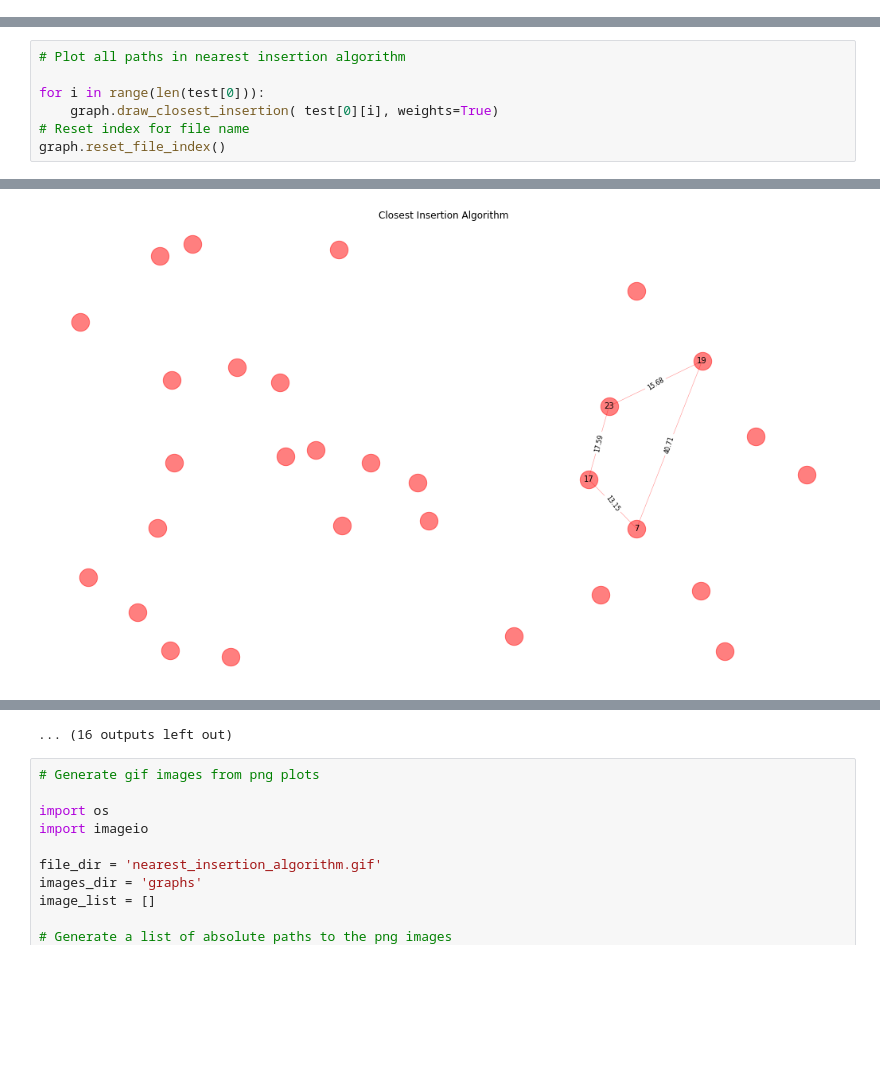
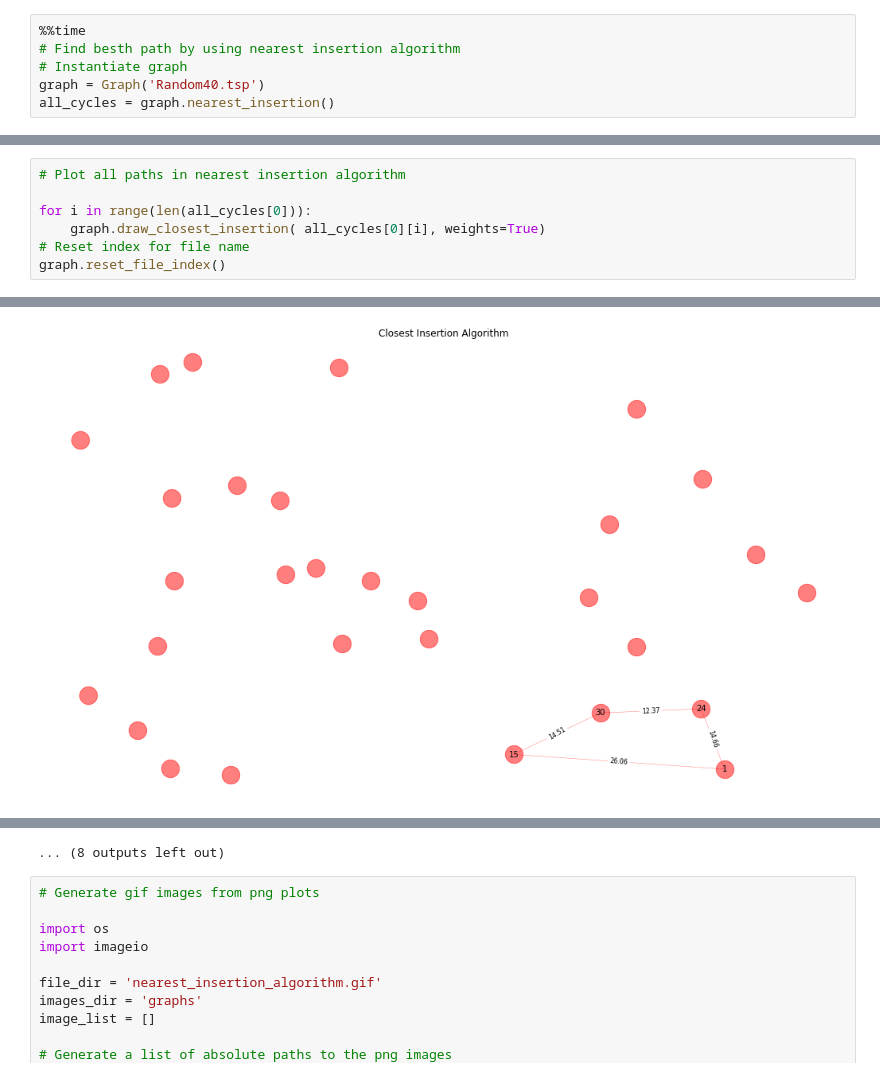
Before and after one commit to DSNortsev/Education, a Jupyter notebook: CSE545-Artificial_Intelligence/Project3/project3.ipynb, the cells around one changed output, grey strips where cells are left out. Drawn from its saved outputs; the diff is of its cells as text; blank space fills up the shorter version.

```diff
--- a/CSE545-Artificial_Intelligence/Project3/project3.ipynb
+++ b/CSE545-Artificial_Intelligence/Project3/project3.ipynb
@@ -228,0 +203,6 @@ Final tour: [[23, 17, 19, 23], [23, 17, 7, 19, 23], [23, 17, 30, 7, 19, 23], [23
+# %%
+%%time
+# Find besth path by using nearest insertion algorithm
+# Instantiate graph
+graph = Graph('Random40.tsp')
+all_cycles = graph.nearest_insertion()
@@ -243,8 +224,8 @@ plt.show()
 # %%
 # Plot all paths in nearest insertion algorithm
 
-for i in range(len(test[0])):
-    graph.draw_closest_insertion( test[0][i], weights=True)
+for i in range(len(all_cycles[0])):
+    graph.draw_closest_insertion( all_cycles[0][i], weights=True)
 # Reset index for file name
 graph.reset_file_index()
 # %% [output]
@@ -252 +233 @@ graph.reset_file_index()
-[figure, old version]
+[figure, new version]
@@ -263,4 +244,4 @@ graph.reset_file_index()
-... (16 outputs left out)
+... (8 outputs left out)
 # %%
 # Generate gif images from png plots
 
```
Also changed, not shown: parts of 6 cells of this notebook.
